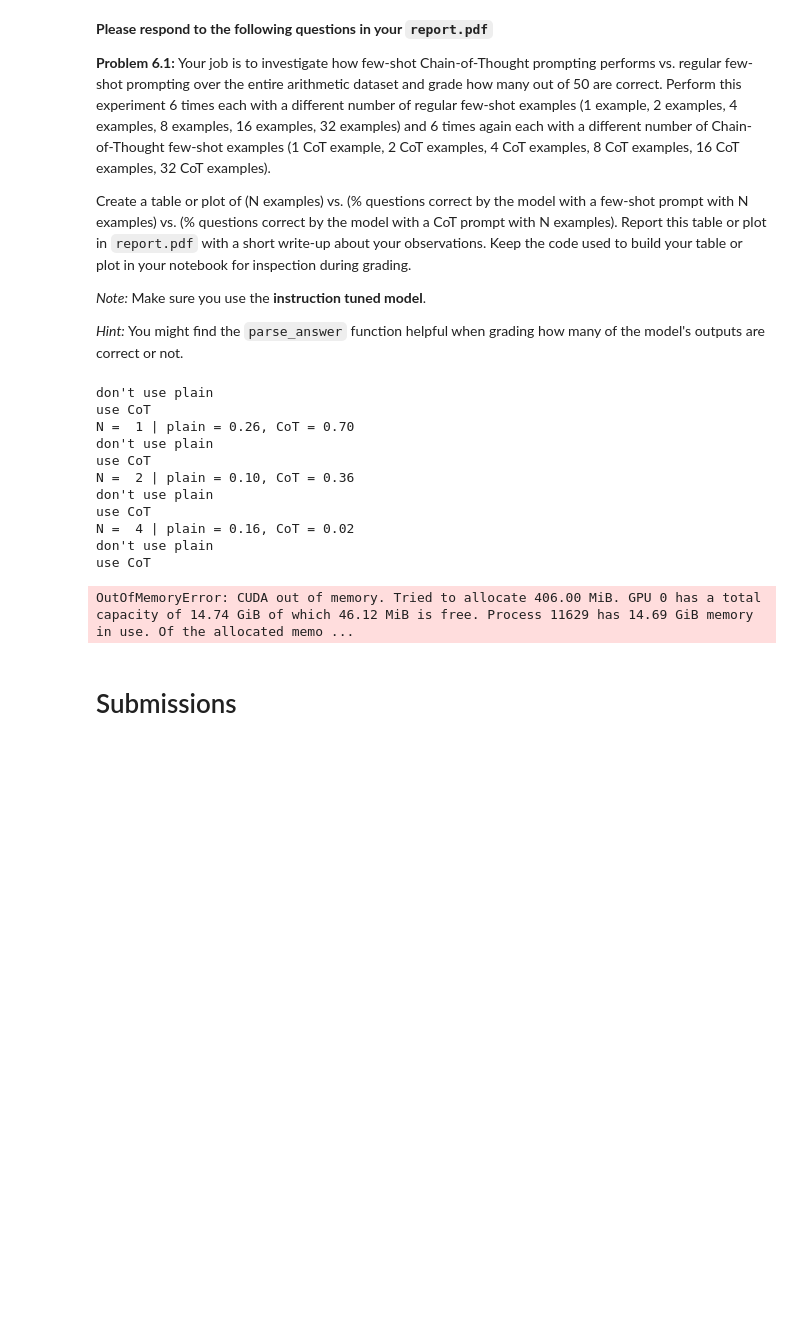
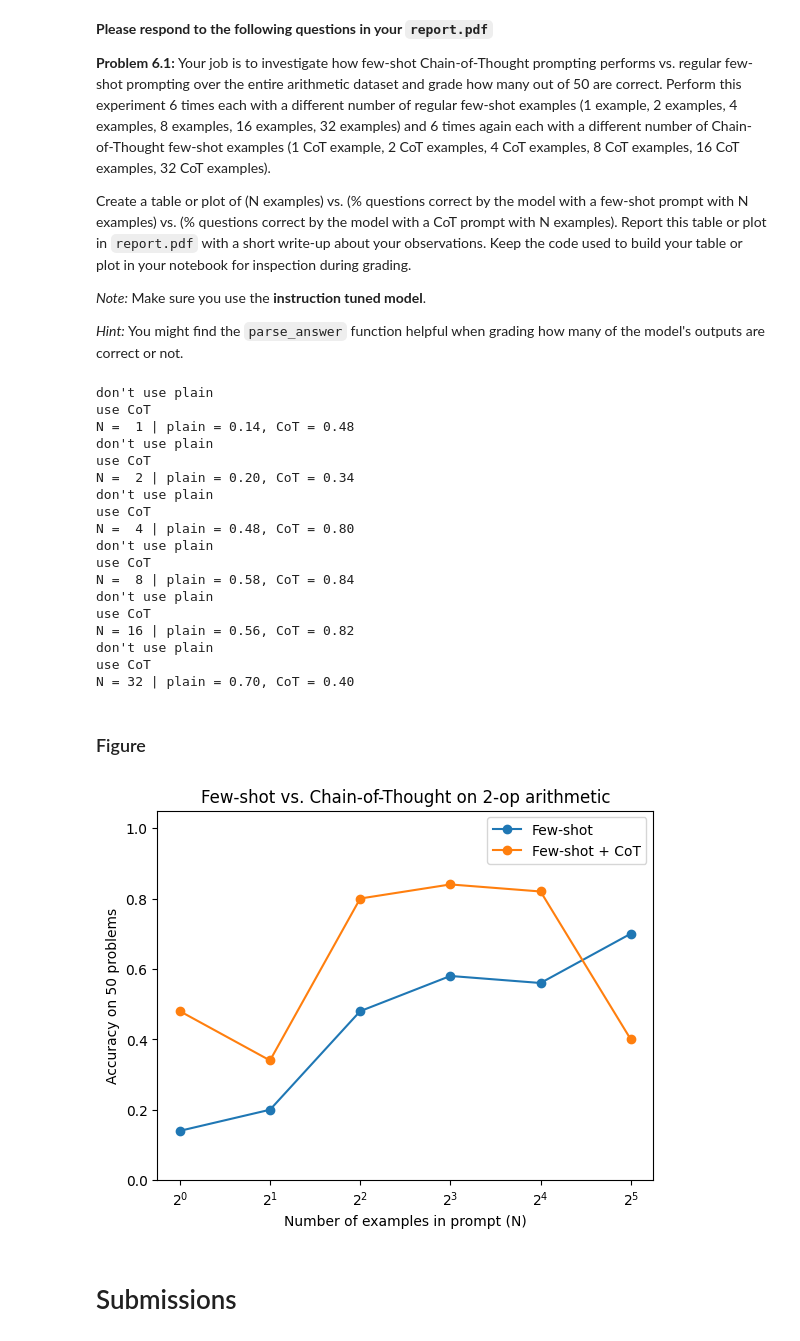
Before and after one commit to DragonDescentZerotsu/Intern-S1-recipe, a Jupyter notebook: homework5.ipynb, the cells around one changed output. Cells and saved outputs as stored; diff of their text form; code cells hidden in the pictures; blank space fills up the shorter version.

```diff
--- a/homework5.ipynb
+++ b/homework5.ipynb
@@ -130,10 +124,11 @@ instruction_tuned_model_name = "google/gemma-2-2b-it"
 # %%
 def load_model_and_tokenizer(
                model_name,
-               model_kwargs={'quantization_config':quantization_config if torch.cuda.is_available() else None,
-                             'max_length': 1024,
-                             'torch_dtype':torch.float16,
-                             'device_map': 'auto'}
+               model_kwargs={
+                'quantization_config':quantization_config if torch.cuda.is_available() else None,
+                'max_length': 1024,
+                'dtype':torch.float16,
+                'device_map': 'auto'}
                ):
   tokenizer = AutoTokenizer.from_pretrained(model_name)
   tokenizer.padding_side = "left"
@@ -936,7 +935,7 @@ def build_arithmetic_prompt(shot_X, shot_y, query_expr, use_cot=False):
     header = (
         "You are a calculator. "
         "Given some examples of arithmetic problems and their answers, "
-        "answer the last. \n\n"
+        "answer the last question. \n\n"
     )
 
     lines = []
@@ -956,7 +955,7 @@ def build_arithmetic_prompt(shot_X, shot_y, query_expr, use_cot=False):
             lines.append(f"{expr}? {ans}")
     # 查询样本：不给出步骤，留给模型去类比推理
     lines.append(f"{query_expr}?")
-    return "\n".join(lines)
+    return header + "\n".join(lines)
 
 
 def evaluate_arithmetic(n_shots, use_cot=False):
@@ -992,7 +991,7 @@ def evaluate_arithmetic(n_shots, use_cot=False):
     return correct / len(arithmetic_y)
 
 
-shot_sizes = [1, 2, 4, 8, 16]
+shot_sizes = [1, 2, 4, 8, 16, 32]
 plain_accs = []
 cot_accs = []
 
@@ -1005,16 +1004,39 @@ for n in shot_sizes:
 # %% [output]
 don't use plain
 use CoT
-N =  1 | plain = 0.26, CoT = 0.70
+N =  1 | plain = 0.14, CoT = 0.48
 don't use plain
 use CoT
-N =  2 | plain = 0.10, CoT = 0.36
+N =  2 | plain = 0.20, CoT = 0.34
 don't use plain
 use CoT
-N =  4 | plain = 0.16, CoT = 0.02
+N =  4 | plain = 0.48, CoT = 0.80
 don't use plain
 use CoT
+N =  8 | plain = 0.58, CoT = 0.84
+don't use plain
+use CoT
+N = 16 | plain = 0.56, CoT = 0.82
+don't use plain
+use CoT
+N = 32 | plain = 0.70, CoT = 0.40
-OutOfMemoryError: CUDA out of memory. Tried to allocate 406.00 MiB. GPU 0 has a total capacity of 14.74 GiB of which 46.12 MiB is free. Process 11629 has 14.69 GiB memory in use. Of the allocated memo ...
+# %% [markdown]
+### Figure
+# %%
+import matplotlib.pyplot as plt
+
+plt.figure()
+plt.plot(shot_sizes, plain_accs, marker="o", label="Few-shot")
+plt.plot(shot_sizes, cot_accs, marker="o", label="Few-shot + CoT")
+plt.xlabel("Number of examples in prompt (N)")
+plt.ylabel("Accuracy on 50 problems")
+plt.xscale("log", base=2)
+plt.ylim(0, 1.05)
+plt.legend()
+plt.title("Few-shot vs. Chain-of-Thought on 2-op arithmetic")
+plt.show()
+# %% [output]
+[figure, added]
 # %% [markdown]
 # Submissions
 # %% [markdown]
```
Also changed, not shown: parts of 3 cells of this notebook.
